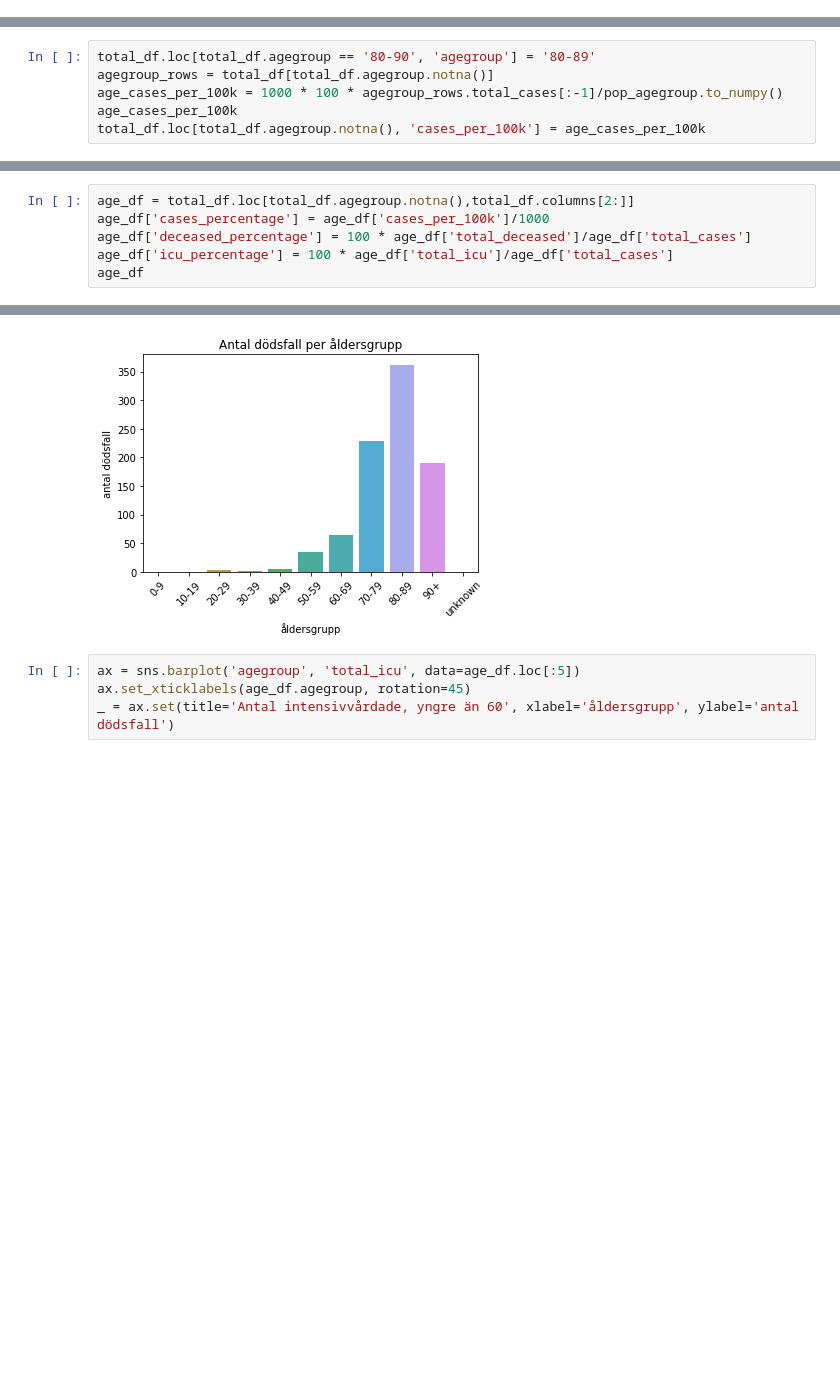
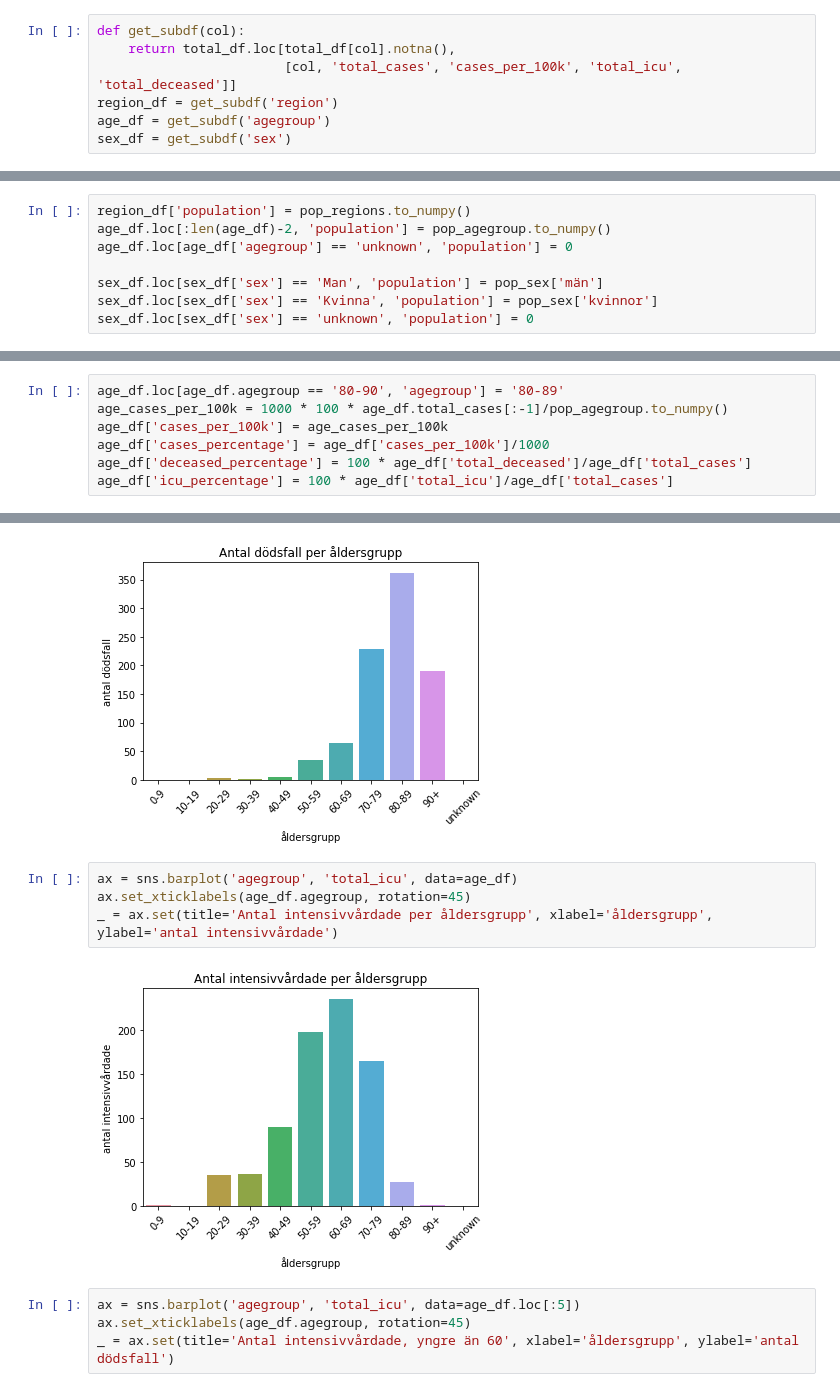
Before and after one commit to vbodell/covid-19, a Jupyter notebook: covid-playground.ipynb, the cells around one changed output, grey strips where cells are left out. Cells and saved outputs as stored; diff of their text form; blank space fills up the shorter version.

Commit message:
Update with more graphs. TODO: fetch population data on run

```diff
--- a/covid-playground.ipynb
+++ b/covid-playground.ipynb
@@ -13,4 +37,11 @@ total_df = pd.read_pickle('total.pkl')
 
 # Folkhälsomyndigheten states that data is incomplete for last 2 days, remove those along with 'unknown data'
 day_complete_df = day_df[:-3]
+# %%
+def get_subdf(col):
+    return total_df.loc[total_df[col].notna(),
+                        [col, 'total_cases', 'cases_per_100k', 'total_icu', 'total_deceased']]
+region_df = get_subdf('region')
+age_df = get_subdf('agegroup')
+sex_df = get_subdf('sex')
 # %% [markdown]
@@ -33,0 +61,8 @@ total_df.loc[total_df.region.notna(), 'population'] = pop_regions.to_numpy()
+# %%
+region_df['population'] = pop_regions.to_numpy()
+age_df.loc[:len(age_df)-2, 'population'] = pop_agegroup.to_numpy()
+age_df.loc[age_df['agegroup'] == 'unknown', 'population'] = 0
+
+sex_df.loc[sex_df['sex'] == 'Man', 'population'] = pop_sex['män']
+sex_df.loc[sex_df['sex'] == 'Kvinna', 'population'] = pop_sex['kvinnor']
+sex_df.loc[sex_df['sex'] == 'unknown', 'population'] = 0
@@ -39,6 +76,7 @@ total_df.loc[total_df.sex == 'Kvinna', 'cases_per_100k'] = female_per_100k
 # %%
-total_df.loc[total_df.agegroup == '80-90', 'agegroup'] = '80-89'
-agegroup_rows = total_df[total_df.agegroup.notna()]
-age_cases_per_100k = 1000 * 100 * agegroup_rows.total_cases[:-1]/pop_agegroup.to_numpy()
-age_cases_per_100k
-total_df.loc[total_df.agegroup.notna(), 'cases_per_100k'] = age_cases_per_100k
+age_df.loc[age_df.agegroup == '80-90', 'agegroup'] = '80-89'
+age_cases_per_100k = 1000 * 100 * age_df.total_cases[:-1]/pop_agegroup.to_numpy()
+age_df['cases_per_100k'] = age_cases_per_100k
+age_df['cases_percentage'] = age_df['cases_per_100k']/1000
+age_df['deceased_percentage'] = 100 * age_df['total_deceased']/age_df['total_cases']
+age_df['icu_percentage'] = 100 * age_df['total_icu']/age_df['total_cases']
@@ -54,9 +118,3 @@ assert total_df.loc[total_df['region'].notna(), 'total_icu'].sum() == day_df.tot
 # %% [markdown]
 ## There should be no assertion errors!
 ## Otherwise there is discrepancies in total data report and daily data
-# %%
-age_df = total_df.loc[total_df.agegroup.notna(),total_df.columns[2:]]
-age_df['cases_percentage'] = age_df['cases_per_100k']/1000
-age_df['deceased_percentage'] = 100 * age_df['total_deceased']/age_df['total_cases']
-age_df['icu_percentage'] = 100 * age_df['total_icu']/age_df['total_cases']
-age_df
@@ -97,6 +152,12 @@ ax.set_xticklabels(age_df.agegroup, rotation=45)
 _ = ax.set(title='Antal dödsfall per åldersgrupp', xlabel='åldersgrupp', ylabel='antal dödsfall')
 # %% [output]
 [figure]
+# %%
+ax = sns.barplot('agegroup', 'total_icu', data=age_df)
+ax.set_xticklabels(age_df.agegroup, rotation=45)
+_ = ax.set(title='Antal intensivvårdade per åldersgrupp', xlabel='åldersgrupp', ylabel='antal intensivvårdade')
+# %% [output]
+[figure, added]
 # %%
 ax = sns.barplot('agegroup', 'total_icu', data=age_df.loc[:5])
 ax.set_xticklabels(age_df.agegroup, rotation=45)
```
Also changed, not shown: parts of 30 cells of this notebook, 2 other files.
